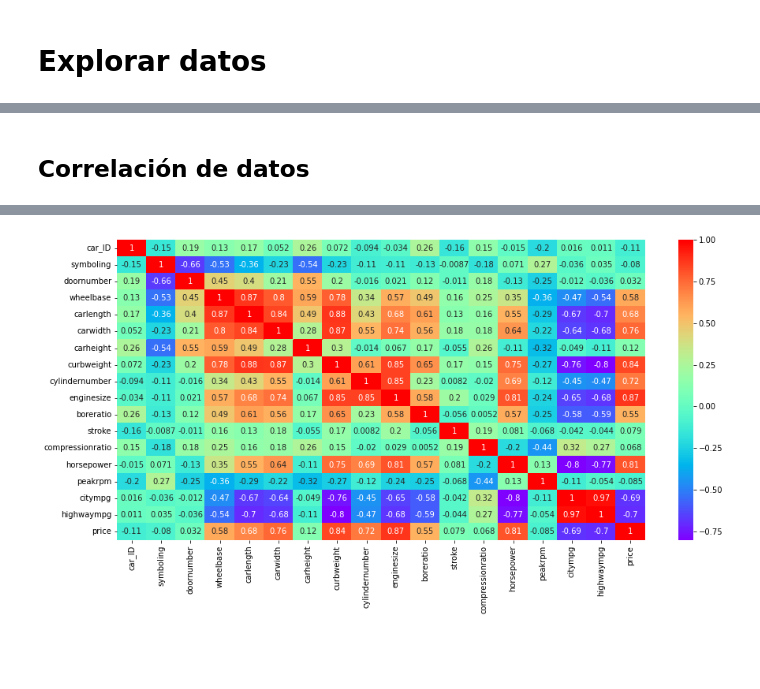
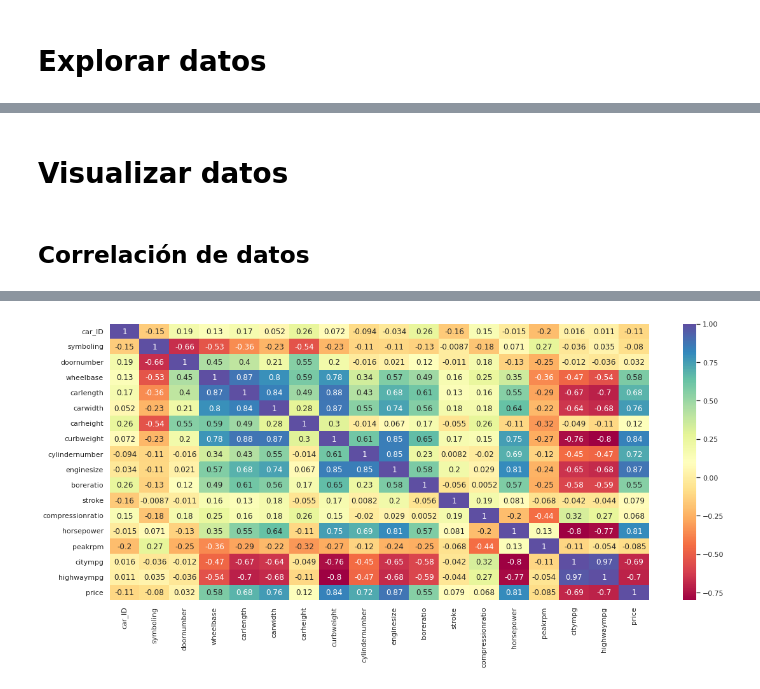
Before and after one commit to EMcoding17/ExtraccionConocimientosDeBD, a Jupyter notebook: Actividad04/CarPrice.ipynb, the cells around one changed output, grey strips where cells are left out. Cells and saved outputs as stored; diff of their text form; code cells hidden in the pictures; blank space fills up the shorter version.

Commit message:
Visualización de datos

```diff
--- a/Actividad04/CarPrice.ipynb
+++ b/Actividad04/CarPrice.ipynb
@@ -25,6 +25,9 @@ import scipy.stats as stats
 import fuzzywuzzy
 from fuzzywuzzy import process
 import chardet
+
+#Asignar estilo a graficos de seaborns
+sns.set_theme(style="darkgrid", palette="Spectral")
 # %% [markdown]
 # **Cargar dataset**
 # %%
@@ -551,3 +600,5 @@ df_estadistica
+# %% [markdown]
+# **Visualizar datos**
 # %% [markdown]
 ## **Correlación de datos**
 # %%
@@ -571,8 +622,10 @@ dfcar_price.corr()
 | highwaympg | 0.011255 | 0.034606 | -0.036330 | -0.544082 | -0.704662 | -0.677218 | -0.107358 | -0.797465 | -0.466666 | ... |
 | price | -0.109093 | -0.079978 | 0.031835 | 0.577816 | 0.682920 | 0.759325 | 0.119336 | 0.835305 | 0.718305 | ... |
 # %%
-plt.figure(figsize=(15,7))
-sns.heatmap(dfcar_price.corr(), cmap="rainbow", annot=True)
+#Mostrar la correlacion del dataframe en un heatmap
+#HEATMAP
+plt.figure(figsize=(19,8))
+sns.heatmap(dfcar_price.corr(), cmap="Spectral", annot=True)
 plt.show()
 # %% [output]
-[figure, old version]
+[figure, new version]
```
Also changed, not shown: parts of 24 cells of this notebook.
